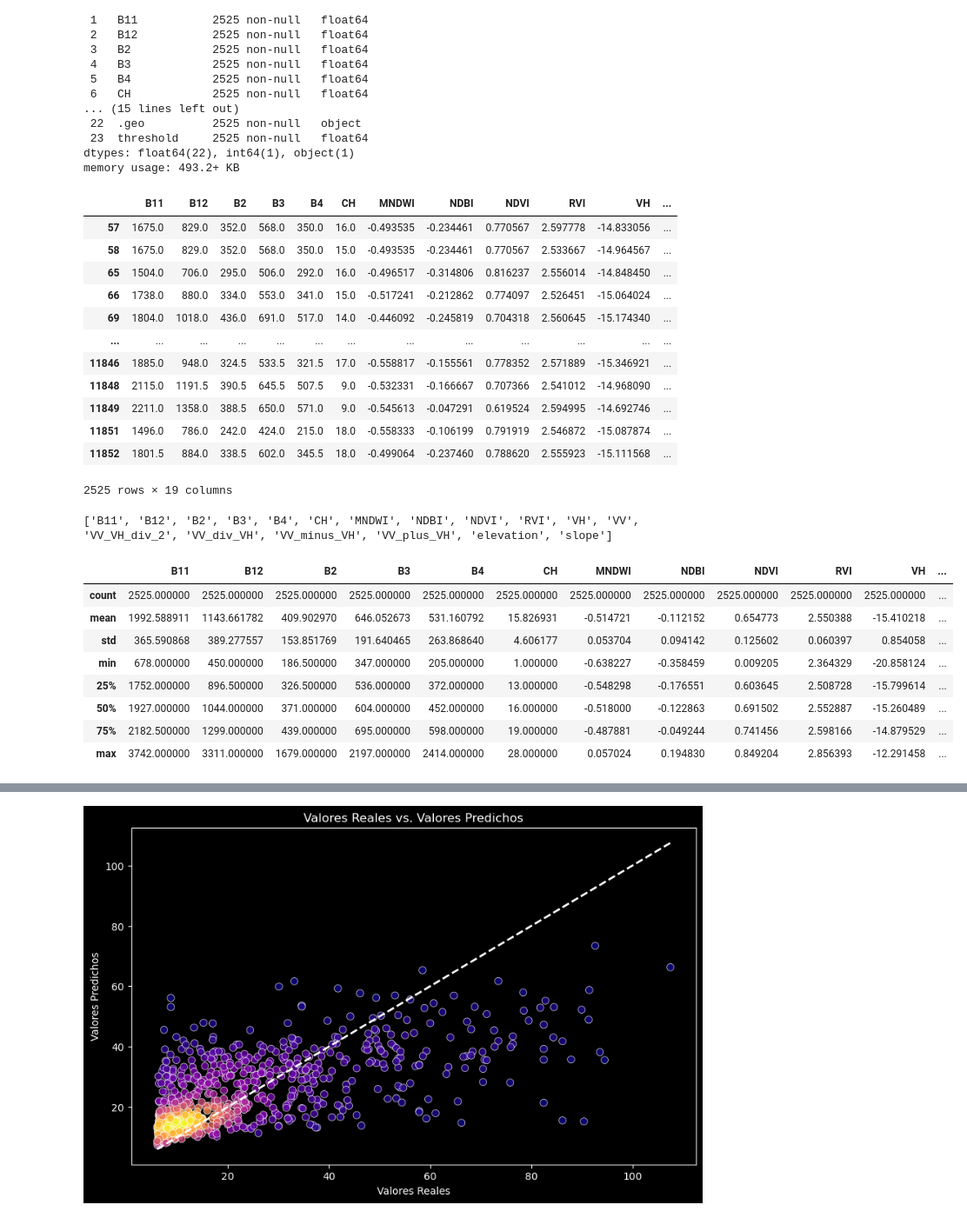
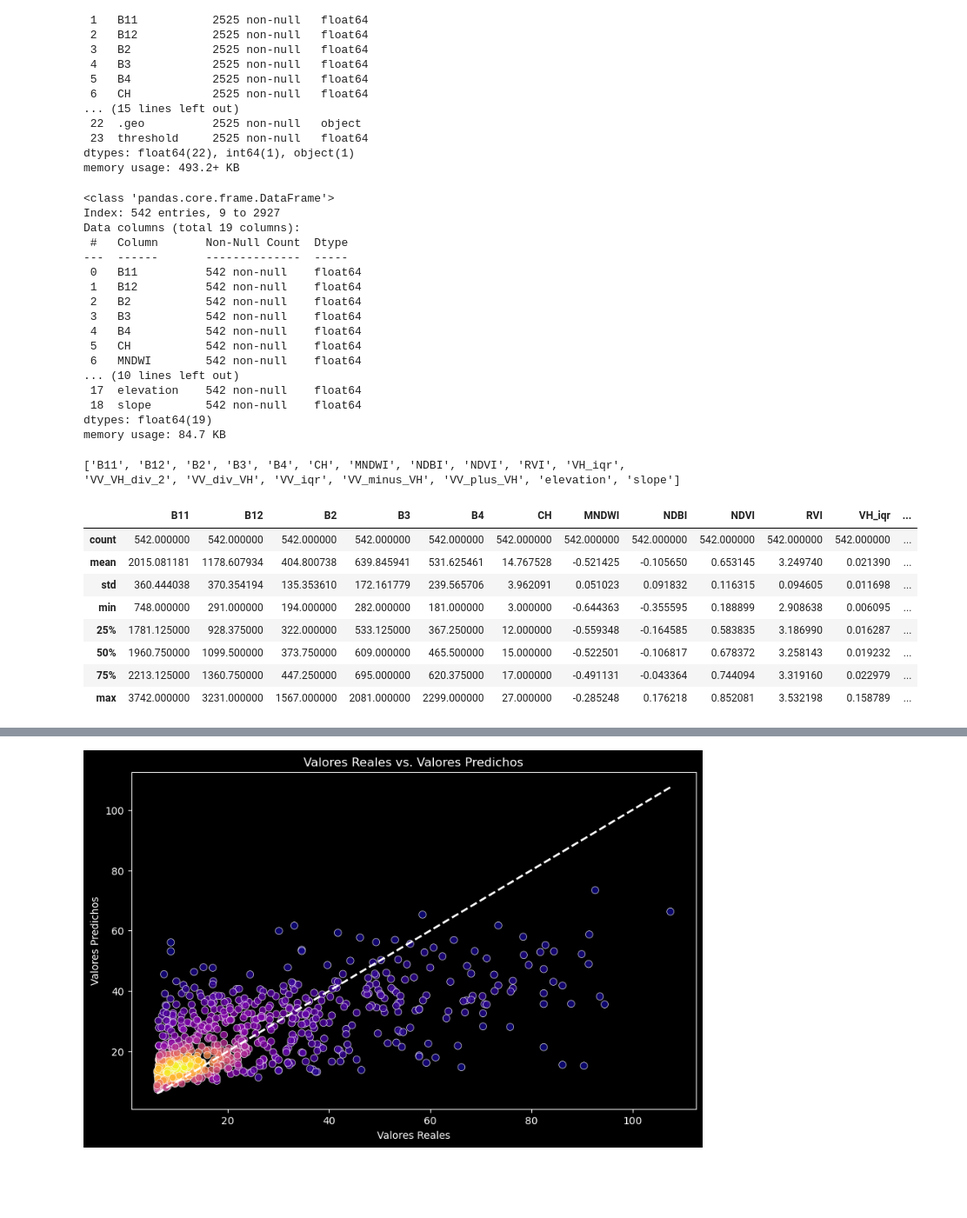
Before and after one commit to FacuBoladeras/BiomassEstimate, a Jupyter notebook: ModelGEE.ipynb, the cells around one changed output, grey strips where cells are left out. Shown: that part at 87% size. Saved outputs shown, nothing was run; the diff lists cells and outputs as text; code cells hidden in the pictures; blank space fills up the shorter version.

```diff
--- a/ModelGEE.ipynb
+++ b/ModelGEE.ipynb
@@ -36,7 +36,7 @@ def combine_csv_files(folder_path):
     return combined_df
 
 # Ejemplo de uso
-folder_path = 'C://Users//Facu//Downloads//EarthEngine'
+folder_path = 'C://Users//Facu//Downloads//Nepal_datos'
 combined_df = combine_csv_files(folder_path)
 combined_df.to_csv("RF_nepal_data.csv", index=False)
 # %%
@@ -89,7 +89,7 @@ def remove_outliers(df, column_name):
     std_dev = df[column_name].std()
 
     # Calcular el umbral para identificar los outliers
-    threshold = 3 * std_dev
+    threshold = 4 * std_dev
 
     # Crear una condición para filtrar los outliers
     condition = (df[column_name] >= (mean - threshold)) & (df[column_name] <= (mean + threshold))
@@ -106,6 +106,6 @@ def remove_outliers(df, column_name):
 df_filtered_remove = remove_outliers(df_filtered, "agbd")
 
 # Mostrar las primeras filas del DataFrame filtrado
-df_filtered_remove.describe()
+df_filtered_remove
 # %% [output]
 |  | system:index | B11 | B12 | B2 | B3 | B4 | CH | MNDWI | NDBI | NDVI | ... |
@@ -147,23 +150,27 @@ memory usage: 493.2+ KB
 def drop_columns(df, columns_to_drop):
     return df.drop(columns=columns_to_drop)
 
-columns_to_drop = ['threshold', 'agbd_se','.geo','label', 'system:index']
-df_modified = drop_columns(df_nuevo, columns_to_drop)
-df_modified
+columns_to_drop = ['threshold', 'agbd_se','.geo','system:index']
+df_modified = drop_columns(df_filtered_remove, columns_to_drop)
+df_modified.info()
 # %% [output]
-|  | B11 | B12 | B2 | B3 | B4 | CH | MNDWI | NDBI | NDVI | RVI | VH | ... |
-| 57 | 1675.0 | 829.0 | 352.0 | 568.0 | 350.0 | 16.0 | -0.493535 | -0.234461 | 0.770567 | 2.597778 | -14.833056 | ... |
-| 58 | 1675.0 | 829.0 | 352.0 | 568.0 | 350.0 | 15.0 | -0.493535 | -0.234461 | 0.770567 | 2.533667 | -14.964567 | ... |
-| 65 | 1504.0 | 706.0 | 295.0 | 506.0 | 292.0 | 16.0 | -0.496517 | -0.314806 | 0.816237 | 2.556014 | -14.848450 | ... |
-| 66 | 1738.0 | 880.0 | 334.0 | 553.0 | 341.0 | 15.0 | -0.517241 | -0.212862 | 0.774097 | 2.526451 | -15.064024 | ... |
-| 69 | 1804.0 | 1018.0 | 436.0 | 691.0 | 517.0 | 14.0 | -0.446092 | -0.245819 | 0.704318 | 2.560645 | -15.174340 | ... |
-| ... | ... | ... | ... | ... | ... | ... | ... | ... | ... | ... | ... | ... |
-| 11846 | 1885.0 | 948.0 | 324.5 | 533.5 | 321.5 | 17.0 | -0.558817 | -0.155561 | 0.778352 | 2.571889 | -15.346921 | ... |
-| 11848 | 2115.0 | 1191.5 | 390.5 | 645.5 | 507.5 | 9.0 | -0.532331 | -0.166667 | 0.707366 | 2.541012 | -14.968090 | ... |
-| 11849 | 2211.0 | 1358.0 | 388.5 | 650.0 | 571.0 | 9.0 | -0.545613 | -0.047291 | 0.619524 | 2.594995 | -14.692746 | ... |
-| 11851 | 1496.0 | 786.0 | 242.0 | 424.0 | 215.0 | 18.0 | -0.558333 | -0.106199 | 0.791919 | 2.546872 | -15.087874 | ... |
-| 11852 | 1801.5 | 884.0 | 338.5 | 602.0 | 345.5 | 18.0 | -0.499064 | -0.237460 | 0.788620 | 2.555923 | -15.111568 | ... |
-2525 rows × 19 columns
+<class 'pandas.core.frame.DataFrame'>
+Index: 542 entries, 9 to 2927
+Data columns (total 19 columns):
+ #   Column       Non-Null Count  Dtype
+---  ------       --------------  -----
+ 0   B11          542 non-null    float64
+ 1   B12          542 non-null    float64
+ 2   B2           542 non-null    float64
+ 3   B3           542 non-null    float64
+ 4   B4           542 non-null    float64
+ 5   CH           542 non-null    float64
+ 6   MNDWI        542 non-null    float64
+... (10 lines left out)
+ 17  elevation    542 non-null    float64
+ 18  slope        542 non-null    float64
+dtypes: float64(19)
+memory usage: 84.7 KB
 # %%
 # Obtener los nombres de las columnas excepto 'agbd' y '.geo'
 features = [col for col in df_modified.columns if col not in ['agbd', 'label','.geo', 'system:index']]
@@ -171,24 +178,23 @@ features = [col for col in df_modified.columns if col not in ['agbd', 'label','.
 # Mostrar la lista de características
 print(features)
 # %% [output]
-['B11', 'B12', 'B2', 'B3', 'B4', 'CH', 'MNDWI', 'NDBI', 'NDVI', 'RVI', 'VH', 'VV', 'VV_VH_div_2', 'VV_div_VH', 'VV_minus_VH', 'VV_plus_VH', 'elevation', 'slope']
+['B11', 'B12', 'B2', 'B3', 'B4', 'CH', 'MNDWI', 'NDBI', 'NDVI', 'RVI', 'VH_iqr', 'VV_VH_div_2', 'VV_div_VH', 'VV_iqr', 'VV_minus_VH', 'VV_plus_VH', 'elevation', 'slope']
 # %%
-features =  ['B11', 'B12', 'B2', 'B3', 'B4', 'CH', 'MNDWI', 'NDBI', 'NDVI', 'RVI', 'VH', 'VV', 'VV_VH_div_2', 'VV_div_VH', 'VV_minus_VH', 'VV_plus_VH', 'elevation', 'slope']
-
+features =  ['B11', 'B12', 'B2', 'B3', 'B4', 'CH', 'MNDWI', 'NDBI', 'NDVI', 'RVI', 'VH_iqr', 'VV_VH_div_2', 'VV_div_VH', 'VV_iqr', 'VV_minus_VH', 'VV_plus_VH', 'elevation', 'slope']
 
 
 df_modified_2 = df_modified[features]
 df_modified_2.describe()
 # %% [output]
-|  | B11 | B12 | B2 | B3 | B4 | CH | MNDWI | NDBI | NDVI | RVI | VH | ... |
-| count | 2525.000000 | 2525.000000 | 2525.000000 | 2525.000000 | 2525.000000 | 2525.000000 | 2525.000000 | 2525.000000 | 2525.000000 | 2525.000000 | 2525.000000 | ... |
-| mean | 1992.588911 | 1143.661782 | 409.902970 | 646.052673 | 531.160792 | 15.826931 | -0.514721 | -0.112152 | 0.654773 | 2.550388 | -15.410218 | ... |
-| std | 365.590868 | 389.277557 | 153.851769 | 191.640465 | 263.868640 | 4.606177 | 0.053704 | 0.094142 | 0.125602 | 0.060397 | 0.854058 | ... |
-| min | 678.000000 | 450.000000 | 186.500000 | 347.000000 | 205.000000 | 1.000000 | -0.638227 | -0.358459 | 0.009205 | 2.364329 | -20.858124 | ... |
-| 25% | 1752.000000 | 896.500000 | 326.500000 | 536.000000 | 372.000000 | 13.000000 | -0.548298 | -0.176551 | 0.603645 | 2.508728 | -15.799614 | ... |
-| 50% | 1927.000000 | 1044.000000 | 371.000000 | 604.000000 | 452.000000 | 16.000000 | -0.518000 | -0.122863 | 0.691502 | 2.552887 | -15.260489 | ... |
-| 75% | 2182.500000 | 1299.000000 | 439.000000 | 695.000000 | 598.000000 | 19.000000 | -0.487881 | -0.049244 | 0.741456 | 2.598166 | -14.879529 | ... |
-| max | 3742.000000 | 3311.000000 | 1679.000000 | 2197.000000 | 2414.000000 | 28.000000 | 0.057024 | 0.194830 | 0.849204 | 2.856393 | -12.291458 | ... |
+|  | B11 | B12 | B2 | B3 | B4 | CH | MNDWI | NDBI | NDVI | RVI | VH_iqr | ... |
+| count | 542.000000 | 542.000000 | 542.000000 | 542.000000 | 542.000000 | 542.000000 | 542.000000 | 542.000000 | 542.000000 | 542.000000 | 542.000000 | ... |
+| mean | 2015.081181 | 1178.607934 | 404.800738 | 639.845941 | 531.625461 | 14.767528 | -0.521425 | -0.105650 | 0.653145 | 3.249740 | 0.021390 | ... |
+| std | 360.444038 | 370.354194 | 135.353610 | 172.161779 | 239.565706 | 3.962091 | 0.051023 | 0.091832 | 0.116315 | 0.094605 | 0.011698 | ... |
+| min | 748.000000 | 291.000000 | 194.000000 | 282.000000 | 181.000000 | 3.000000 | -0.644363 | -0.355595 | 0.188899 | 2.908638 | 0.006095 | ... |
+| 25% | 1781.125000 | 928.375000 | 322.000000 | 533.125000 | 367.250000 | 12.000000 | -0.559348 | -0.164585 | 0.583835 | 3.186990 | 0.016287 | ... |
+| 50% | 1960.750000 | 1099.500000 | 373.750000 | 609.000000 | 465.500000 | 15.000000 | -0.522501 | -0.106817 | 0.678372 | 3.258143 | 0.019232 | ... |
+| 75% | 2213.125000 | 1360.750000 | 447.250000 | 695.000000 | 620.375000 | 17.000000 | -0.491131 | -0.043364 | 0.744094 | 3.319160 | 0.022979 | ... |
+| max | 3742.000000 | 3231.000000 | 1567.000000 | 2081.000000 | 2299.000000 | 27.000000 | -0.285248 | 0.176218 | 0.852081 | 3.532198 | 0.158789 | ... |
 # %%
 # Separar la variable objetivo 'agbd'
 y = df_modified['agbd']
```
Also changed, not shown: parts of 10 cells of this notebook, 5 other files.
